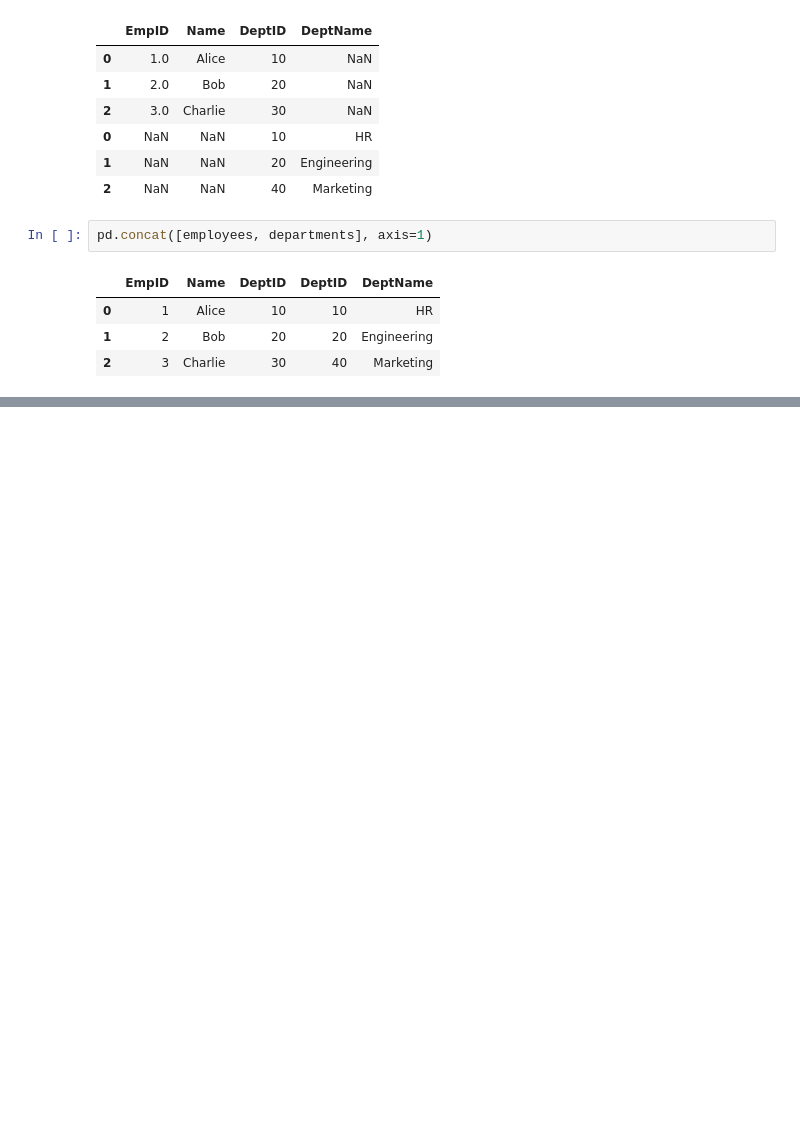
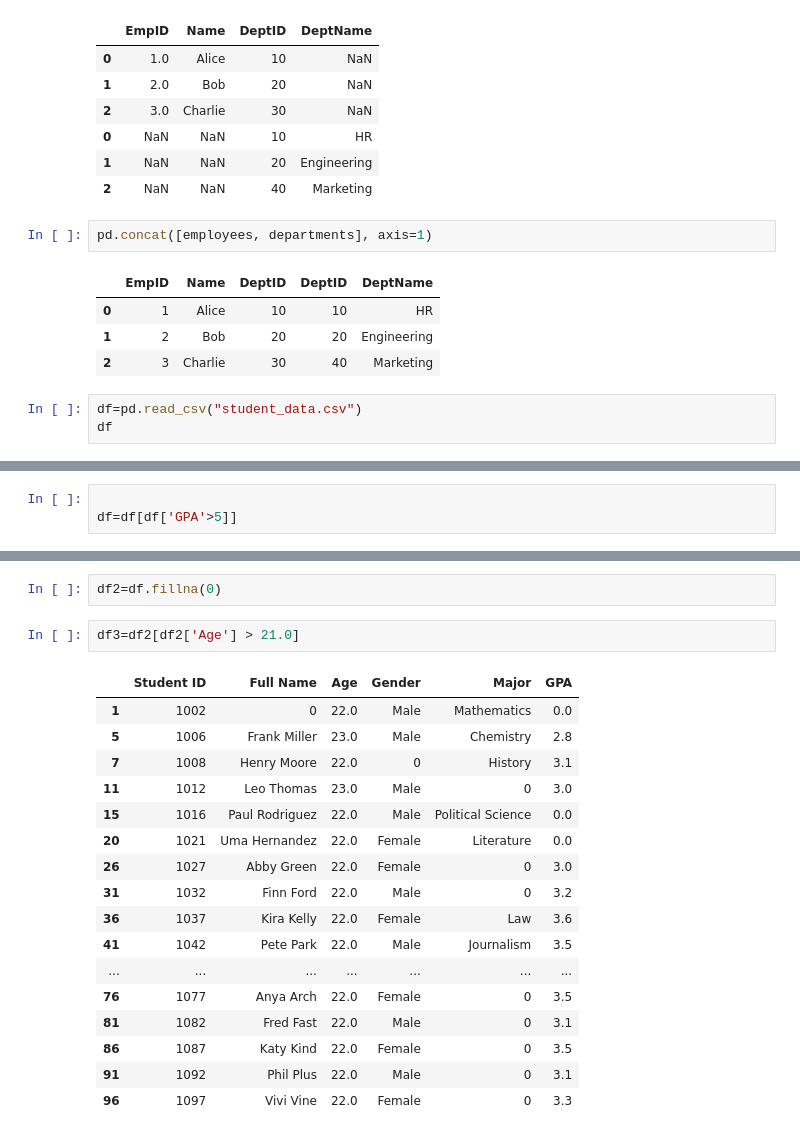
Before and after one commit to pankajvshnv/Data-Science, a Jupyter notebook: numpy.ipynb, the cells around one changed output, grey strips where cells are left out. Drawn from its saved outputs; the diff is of its cells as text; blank space fills up the shorter version.

```diff
--- a/numpy.ipynb
+++ b/numpy.ipynb
@@ -2203,3 +2180,6 @@ pd.concat([employees, departments], axis=1)
 | 0 | 1 | Alice | 10 | 10 | HR |
 | 1 | 2 | Bob | 20 | 20 | Engineering |
 | 2 | 3 | Charlie | 30 | 40 | Marketing |
+# %%
+df=pd.read_csv("student_data.csv")
+df
@@ -2205,0 +2200,3 @@ pd.concat([employees, departments], axis=1)
+# %%
+
+df=df[df['GPA'>5]]
@@ -2205,0 +2215,22 @@ pd.concat([employees, departments], axis=1)
+# %%
+df2=df.fillna(0)
+# %%
+df3=df2[df2['Age'] > 21.0]
+# %% [output]
+|  | Student ID | Full Name | Age | Gender | Major | GPA |
+| 1 | 1002 | 0 | 22.0 | Male | Mathematics | 0.0 |
+| 5 | 1006 | Frank Miller | 23.0 | Male | Chemistry | 2.8 |
+| 7 | 1008 | Henry Moore | 22.0 | 0 | History | 3.1 |
+| 11 | 1012 | Leo Thomas | 23.0 | Male | 0 | 3.0 |
+| 15 | 1016 | Paul Rodriguez | 22.0 | Male | Political Science | 0.0 |
+| 20 | 1021 | Uma Hernandez | 22.0 | Female | Literature | 0.0 |
+| 26 | 1027 | Abby Green | 22.0 | Female | 0 | 3.0 |
+| 31 | 1032 | Finn Ford | 22.0 | Male | 0 | 3.2 |
+| 36 | 1037 | Kira Kelly | 22.0 | Female | Law | 3.6 |
+| 41 | 1042 | Pete Park | 22.0 | Male | Journalism | 3.5 |
+| ... | ... | ... | ... | ... | ... | ... |
+| 76 | 1077 | Anya Arch | 22.0 | Female | 0 | 3.5 |
+| 81 | 1082 | Fred Fast | 22.0 | Male | 0 | 3.1 |
+| 86 | 1087 | Katy Kind | 22.0 | Female | 0 | 3.5 |
+| 91 | 1092 | Phil Plus | 22.0 | Male | 0 | 3.1 |
+| 96 | 1097 | Vivi Vine | 22.0 | Female | 0 | 3.3 |
```
Also changed, not shown: parts of 10 cells of this notebook, 3 other files.
